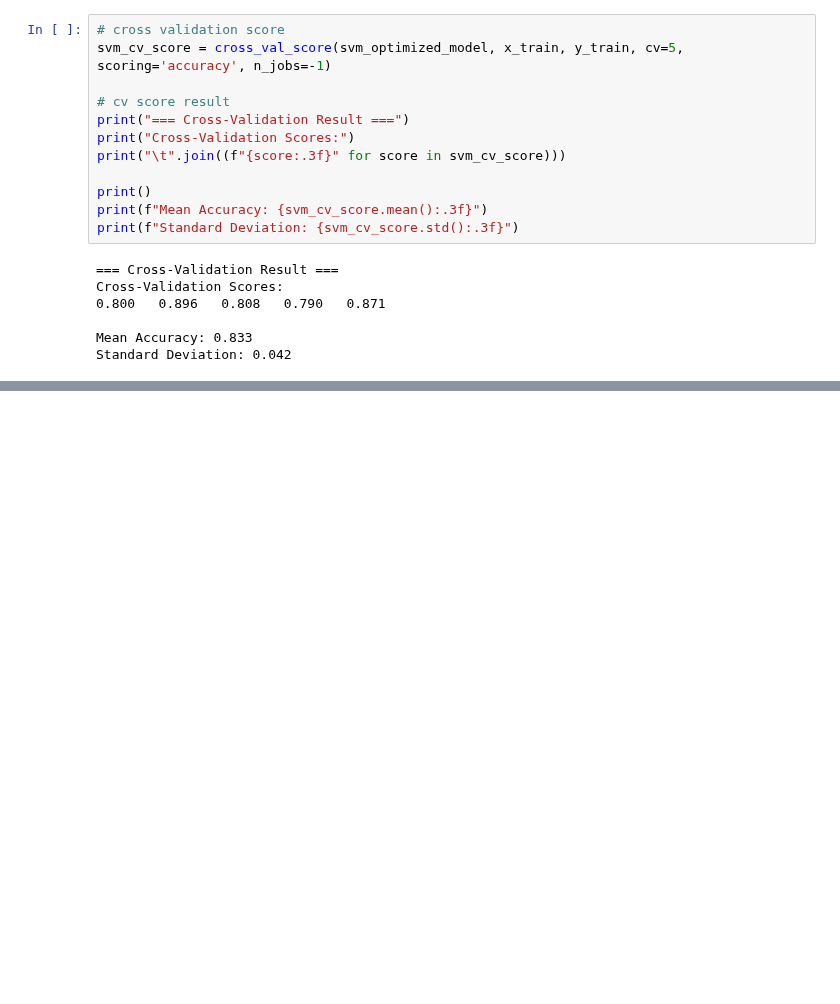
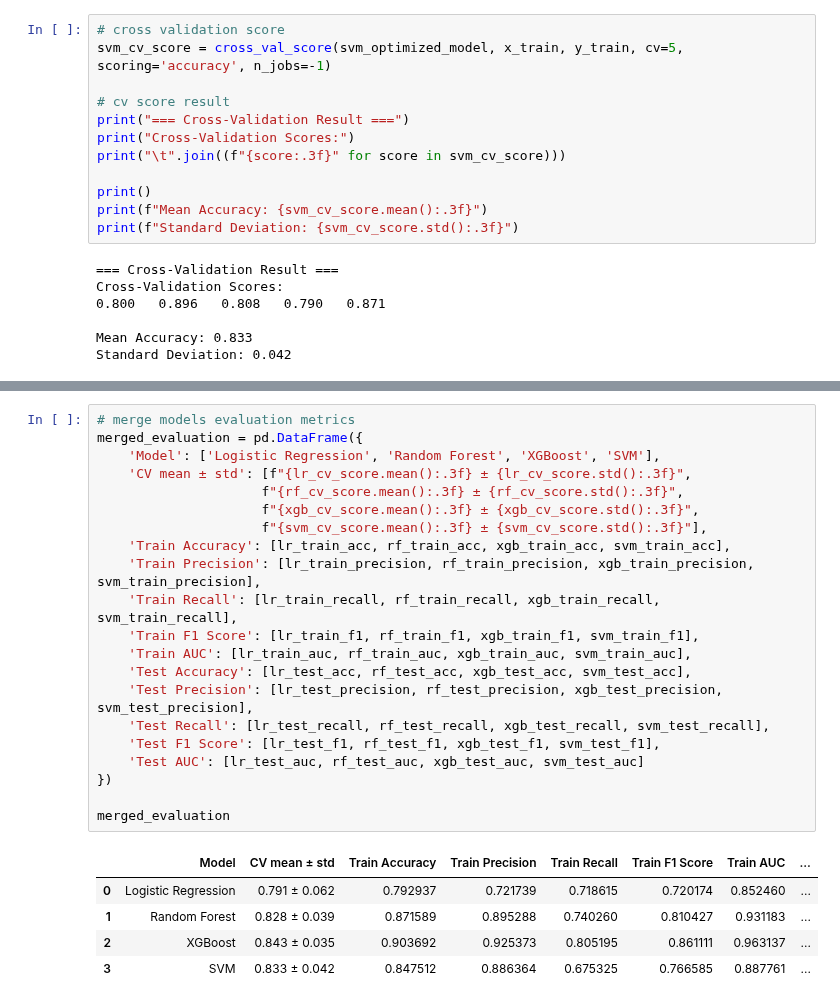
Before and after one commit to tshihab07/Titanic-Life-Prediction, a Jupyter notebook: advancedModeling.ipynb, the cells around one changed output, grey strips where cells are left out. Saved outputs shown, nothing was run; the diff lists cells and outputs as text; blank space fills up the shorter version.

Commit message:
Add comparison table with complete metrics evaluation

```diff
--- a/advancedModeling.ipynb
+++ b/advancedModeling.ipynb
@@ -699,0 +743,27 @@ Standard Deviation: 0.042
+# %%
+# merge models evaluation metrics
+merged_evaluation = pd.DataFrame({
+    'Model': ['Logistic Regression', 'Random Forest', 'XGBoost', 'SVM'],
+    'CV mean ± std': [f"{lr_cv_score.mean():.3f} ± {lr_cv_score.std():.3f}",
+                     f"{rf_cv_score.mean():.3f} ± {rf_cv_score.std():.3f}",
+                     f"{xgb_cv_score.mean():.3f} ± {xgb_cv_score.std():.3f}",
+                     f"{svm_cv_score.mean():.3f} ± {svm_cv_score.std():.3f}"],
+    'Train Accuracy': [lr_train_acc, rf_train_acc, xgb_train_acc, svm_train_acc],
+    'Train Precision': [lr_train_precision, rf_train_precision, xgb_train_precision, svm_train_precision],
+    'Train Recall': [lr_train_recall, rf_train_recall, xgb_train_recall, svm_train_recall],
+    'Train F1 Score': [lr_train_f1, rf_train_f1, xgb_train_f1, svm_train_f1],
+    'Train AUC': [lr_train_auc, rf_train_auc, xgb_train_auc, svm_train_auc],
+    'Test Accuracy': [lr_test_acc, rf_test_acc, xgb_test_acc, svm_test_acc],
+    'Test Precision': [lr_test_precision, rf_test_precision, xgb_test_precision, svm_test_precision],
+    'Test Recall': [lr_test_recall, rf_test_recall, xgb_test_recall, svm_test_recall],
+    'Test F1 Score': [lr_test_f1, rf_test_f1, xgb_test_f1, svm_test_f1],
+    'Test AUC': [lr_test_auc, rf_test_auc, xgb_test_auc, svm_test_auc]
+})
+
+merged_evaluation
+# %% [output]
+|  | Model | CV mean ± std | Train Accuracy | Train Precision | Train Recall | Train F1 Score | Train AUC | ... |
+| 0 | Logistic Regression | 0.791 ± 0.062 | 0.792937 | 0.721739 | 0.718615 | 0.720174 | 0.852460 | ... |
+| 1 | Random Forest | 0.828 ± 0.039 | 0.871589 | 0.895288 | 0.740260 | 0.810427 | 0.931183 | ... |
+| 2 | XGBoost | 0.843 ± 0.035 | 0.903692 | 0.925373 | 0.805195 | 0.861111 | 0.963137 | ... |
+| 3 | SVM | 0.833 ± 0.042 | 0.847512 | 0.886364 | 0.675325 | 0.766585 | 0.887761 | ... |
```
Also changed, not shown: parts of 32 cells of this notebook.
